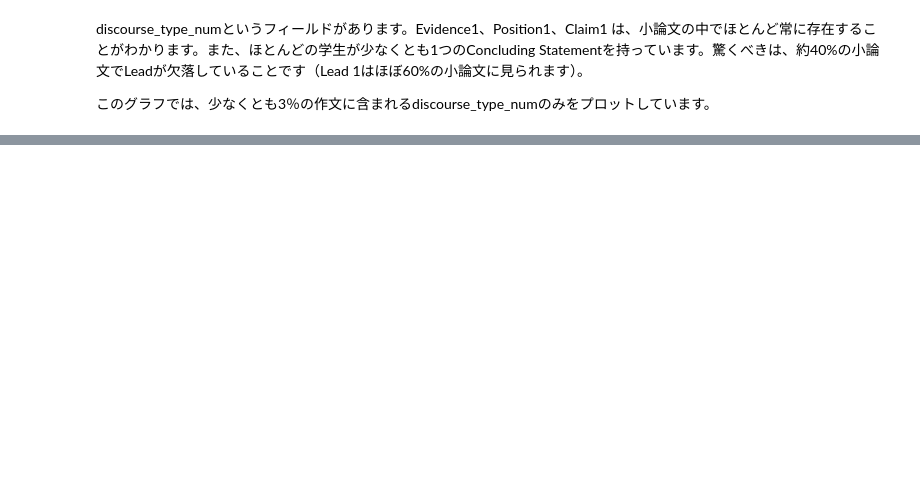
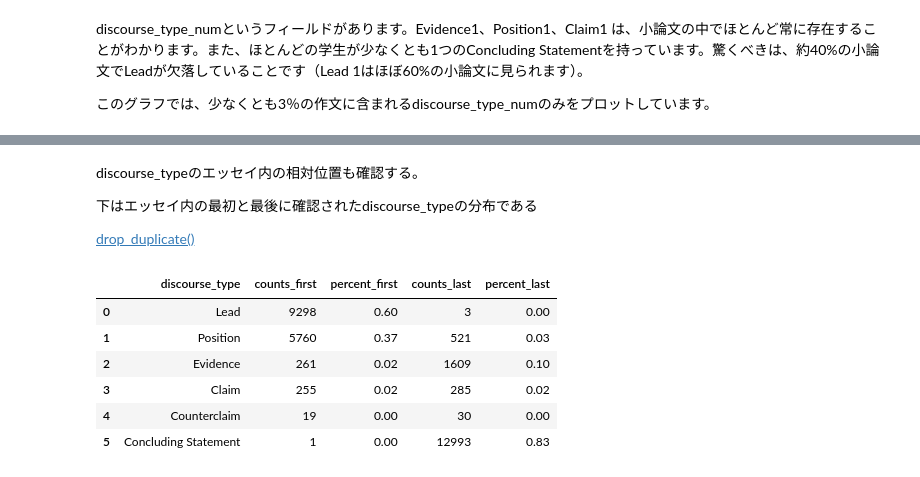
Before and after one commit to kurota0612/feedback-prize-2021, a Jupyter notebook: test.ipynb, the cells around one changed output, grey strips where cells are left out. Drawn from its saved outputs; the diff is of its cells as text; code cells hidden in the pictures; blank space fills up the shorter version.

```diff
--- a/test.ipynb
+++ b/test.ipynb
@@ -198,0 +226,21 @@ AttributeError: ignored
+# %% [markdown]
+discourse_typeのエッセイ内の相対位置も確認する。
+
+下はエッセイ内の最初と最後に確認されたdiscourse_typeの分布である
+
+[drop_duplicate()](https://note.nkmk.me/python-pandas-duplicated-drop-duplicates/)
+# %%
+train_first = train.drop_duplicates(subset = "id", keep = "first").discourse_type.value_counts().rename_axis('discourse_type').reset_index(name='counts_first')
+train_first['percent_first'] = round((train_first['counts_first']/train.id.nunique()),2)
+train_last = train.drop_duplicates(subset = "id", keep = "last").discourse_type.value_counts().rename_axis('discourse_type').reset_index(name='counts_last')
+train_last['percent_last'] = round((train_last['counts_last']/train.id.nunique()),2)
+train_first_last = train_first.merge(train_last, on = "discourse_type", how = "left")
+train_first_last
+# %% [output]
+|  | discourse_type | counts_first | percent_first | counts_last | percent_last |
+| 0 | Lead | 9298 | 0.60 | 3 | 0.00 |
+| 1 | Position | 5760 | 0.37 | 521 | 0.03 |
+| 2 | Evidence | 261 | 0.02 | 1609 | 0.10 |
+| 3 | Claim | 255 | 0.02 | 285 | 0.02 |
+| 4 | Counterclaim | 19 | 0.00 | 30 | 0.00 |
+| 5 | Concluding Statement | 1 | 0.00 | 12993 | 0.83 |
```
Also changed, not shown: parts of 11 cells of this notebook.
